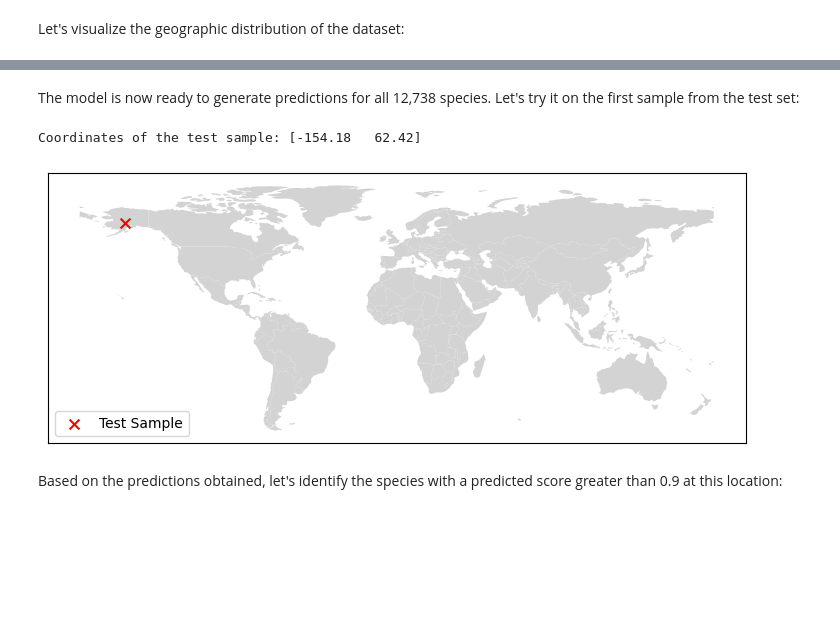
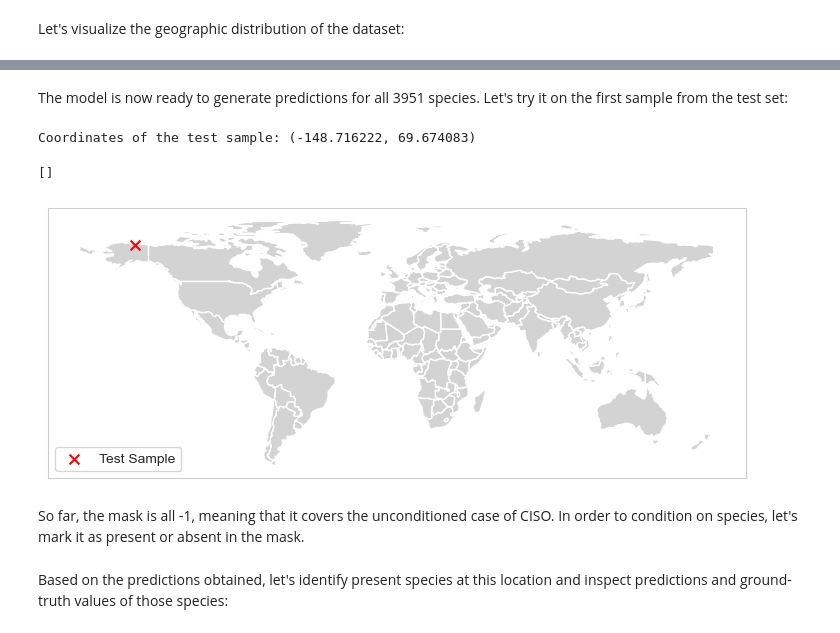
Before and after one commit to RolnickLab/SDMPartialLabels, a Jupyter notebook: getting_started.ipynb, the cells around one changed output, grey strips where cells are left out. Cells and saved outputs as stored; diff of their text form; code cells hidden in the pictures; blank space fills up the shorter version.

```diff
--- a/getting_started.ipynb
+++ b/getting_started.ipynb
@@ -72,3 +67,10 @@ You are using device: cuda
+# %%
+config_path = os.path.join(Path.cwd(), "configs/splot/config_ciso.yaml")
+
+with open(config_path, "r") as f:
+    config_dict = yaml.safe_load(f)
+
+config = Config(**config_dict)
 # %% [markdown]
 ## 📊 Data Acquisition
 # %% [markdown]
@@ -187,0 +192,11 @@ plt.show()
+# %%
+# setup the dataloader
+splot_data_loader = sPlotDataModule(config.data)
+splot_data_loader.setup()
+
+# get train, val and test loaders, with the data normalized for x, y, and mask (essential for CISO)
+# x (N, 27), Y: (N, 3951), mask: (N, 3951)
+# if you are using macOS, pass the following parameters
+splot_train_data = splot_data_loader.train_dataloader()
+splot_val_data = splot_data_loader.val_dataloader()
+splot_test_data = splot_data_loader.test_dataloader()
@@ -235,31 +319,39 @@ FTTransformer(
 # %% [markdown]
-The model is now ready to generate predictions for all 12,738 species. Let's try it on the first sample from the test set:
+The model is now ready to generate predictions for all 3951 species. Let's try it on the first sample from the test set:
+# %%
+# Load data for the first sample of the test set
+first_batch = next(iter(splot_test_data))
+# %%
+# first sample only
+data = first_batch["data"][0:1]
+targets = first_batch["targets"][0:1]
+mask = first_batch["mask"][0:1]
+id = first_batch["hotspot_id"][0:1]
+
+row = df_locations[df_locations["PlotObservationID"] == int(id[0])].iloc[0].to_dict()
+coordinates = row["Longitude"], row["Latitude"]
+
+# Plot the location of the test sample
+print("Coordinates of the test sample:", coordinates)
+fig, ax = plt.subplots(figsize=(9, 8))
+world.plot(ax=ax, color='lightgray')
+gdf = gpd.GeoDataFrame(geometry=[Point(coordinates[0], coordinates[1])])
+gdf.plot(ax=ax, color="red", markersize=50, label="Test Sample", marker="x")
+ax.grid(False)
+ax.set_xticks([])
+ax.set_yticks([])
+legend = ax.legend(loc='lower left')
+plt.plot()
+# %% [output]
+Coordinates of the test sample: (-148.716222, 69.674083)
+[]
+[figure, added]
 # %%
-# Load data for the first sample of the test set
-x = torch.tensor([data["x_test"][0]], dtype=torch.float32)
-satclip_embeddings = torch.tensor(data["satclip_embeddings_test"][0], dtype=torch.float32)[None,:]
-coordinates = data["tabular_x"][0, [i_lon, i_lat]]
-
-# Plot the location of the test sample
-print("Coordinates of the test sample:", coordinates)
-fig, ax = plt.subplots(figsize=(9, 8))
-world.plot(ax=ax, color='lightgray')
-gdf = gpd.GeoDataFrame(geometry=[Point(coordinates[0], coordinates[1])])
-gdf.plot(ax=ax, color="red", markersize=50, label="Test Sample", marker="x")
-ax.grid(False)
-ax.set_xticks([])
-ax.set_yticks([])
-legend = ax.legend(loc='lower left')
-
-plt.plot()
-
-# Get the model predictions
+# Get the model predictions in this 1 location
 with torch.no_grad():
-    x_mask = ~torch.isnan(x) # Will replace NaNs with Mask tokens
-    y_pred = torch.sigmoid(model(x, satclip_embeddings, x_mask)).cpu().numpy().squeeze()
+    y_pred = torch.sigmoid(model(data.to(device), mask.to(device)))
-# %% [output]
-Coordinates of the test sample: [-154.18   62.42]
-[figure, removed]
+# %% [markdown]
+So far, the mask is all -1, meaning that it covers the unconditioned case of CISO. In order to condition on species, let's mark it as present or absent in the mask.
 # %% [markdown]
-Based on the predictions obtained, let's identify the species with a predicted score greater than 0.9 at this location:
+Based on the predictions obtained, let's identify present species at this location and inspect predictions and ground-truth values of those species:
 # %%
```
Also changed, not shown: parts of 55 cells of this notebook, 11 other files.
